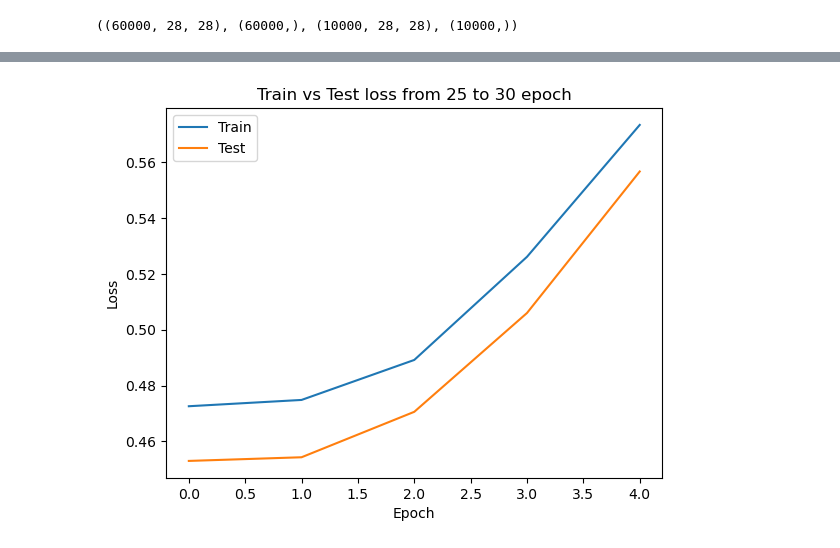
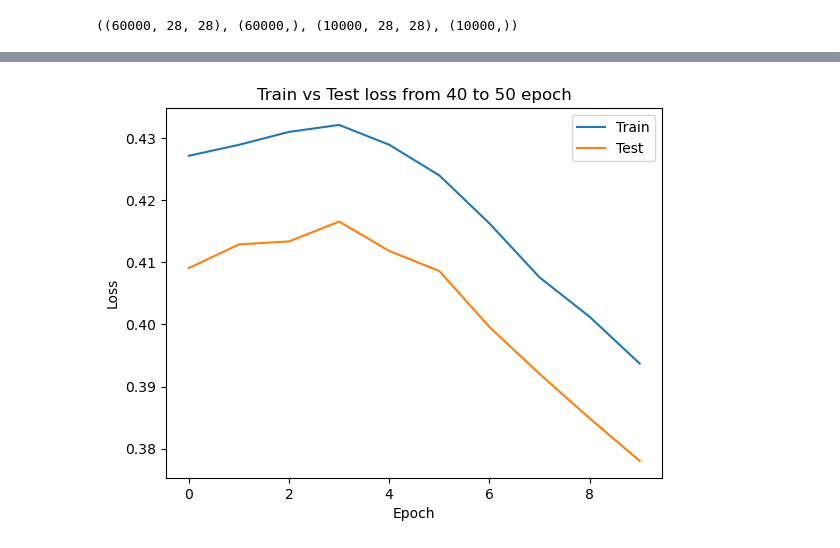
Before and after one commit to DiyanIvanov/SoftUni-Deep-Learning-2023, a Jupyter notebook: 01.Introduction to Deep Learning. Basic Models/NN model without Keras.ipynb, the cells around one changed output, grey strips where cells are left out. Saved outputs shown, nothing was run; the diff lists cells and outputs as text; code cells hidden in the pictures.

```diff
--- a/01.Introduction to Deep Learning. Basic Models/NN model without Keras.ipynb
+++ b/01.Introduction to Deep Learning. Basic Models/NN model without Keras.ipynb
@@ -122,4 +122,4 @@ model.plot()
-# %%
-model.plot(from_epoch=25, to_epoch=30)
-# %% [output]
-[figure, removed]
+# %%
+model.plot(from_epoch=40, to_epoch=50)
+# %% [output]
+[figure, added]
```
Also changed, not shown: parts of 6 cells of this notebook.
